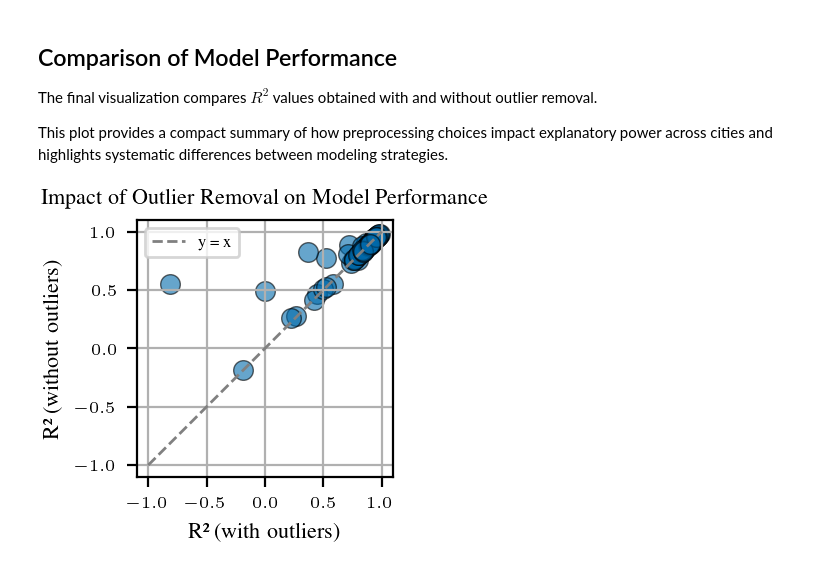
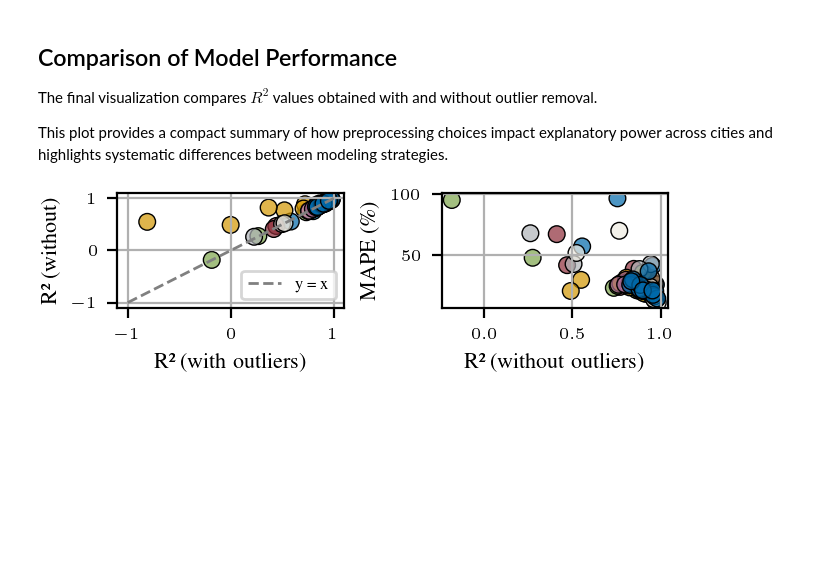
Before and after one commit to cleesee/fahrradzaehler, a Jupyter notebook: notebooks/all_cities_regression.ipynb, the cells around one changed output. Drawn from its saved outputs; the diff is of its cells as text; code cells hidden in the pictures; blank space fills up the shorter version.

Commit message:
plotting

```diff
--- a/notebooks/all_cities_regression.ipynb
+++ b/notebooks/all_cities_regression.ipynb
@@ -889,47 +886,83 @@ cities and highlights systematic differences between modeling strategies.
 # %%
 ################################################
 # R² COMPARISON PLOT: WITH vs WITHOUT OUTLIERS #
 ################################################
 
+# Control whether to use different colors for different cities
+use_colour = True
+
 if len(all_results) > 0:
     df_all_results = pd.DataFrame(all_results)
 
-    with plt.rc_context(get_style(rel_width=1.0, font_adjustment=0, display_dpi=200)):
-        fig, ax = plt.subplots()
+    # Create color mapping for cities
+    if use_colour:
+        cities = df_all_results['city'].unique()
+        city_colors = {city: f'C{i}' for i, city in enumerate(cities)}
+        colors = df_all_results['city'].map(city_colors)
+    else:
+        colors = 'C0'  # Single default color
 
-        # Scatter plot
-        ax.scatter(df_all_results['test_r2_with'],
-                  df_all_results['test_r2_without'],
-                  alpha=0.6, s=50, edgecolors='black', linewidth=0.5)
+
+    with plt.rc_context(get_style(rel_width=1.0, font_adjustment=0, display_dpi=200, ncols=2)):
+        fig, (ax1, ax2) = plt.subplots(1, 2)
+
+        # ===== LEFT PLOT: R² comparison =====
+        ax1.scatter(df_all_results['test_r2_with'],
+                   df_all_results['test_r2_without']
+                   ,c=colors, edgecolors='black', linewidth=0.5
+                   )
 
         # Diagonal line y = x
         min_val = min(df_all_results['test_r2_with'].min(), df_all_results['test_r2_without'].min())
         max_val = max(df_all_results['test_r2_with'].max(), df_all_results['test_r2_without'].max())
-        ax.plot([-1, 1], [-1, 1],
-               'k--', color='gray', linewidth=1, label='y = x')
+        ax1.plot([-1, 1], [-1, 1],
+                'k--', color='gray', linewidth=1, label='y = x')
 
         # Labels and formatting
-        ax.set_xlabel('R² (with outliers)')
-        ax.set_ylabel('R² (without outliers)')
-        ax.set_title('Impact of Outlier Removal on Model Performance')
-        ax.legend()
-        ax.grid(True)
+        ax1.set_xlabel('R² (with outliers)')
+        ax1.set_ylabel('R² (without)')
+        #ax1.set_title('R² Comparison')
+        ax1.legend()
+        ax1.grid(True)
+        #ax1.set_aspect('equal', adjustable='box')
 
-        # Equal aspect ratio to make diagonal truly 45°
-        ax.set_aspect('equal', adjustable='box')
+        # ===== RIGHT PLOT: MAPE vs R² (without outliers only) =====
+        ax2.scatter(df_all_results['test_r2_without'],
+                   df_all_results['mape_without']
+                   ,c=colors, edgecolors='black', linewidth=0.5
+                   )
 
-        plt.tight_layout()
+
+        # Labels and formatting
+        ax2.set_xlabel('R² (without outliers)')
+        ax2.set_ylabel('MAPE (\%)')
+        #ax2.set_title('MAPE vs R² (without outliers)')
+        ax2.grid(True)
+        #ax2.set_aspect('equal', adjustable='box')
+
+        #plt.tight_layout()
 
         # Save figure
-        out_path = os.path.join("../outputs/plots", "r2_comparison_with_vs_without_outliers.pdf")
+        out_path = os.path.join("../outputs/plots", f"r2_and_MAPE_colour_{use_colour}.pdf")
         os.makedirs(os.path.dirname(out_path), exist_ok=True)
         plt.savefig(out_path, dpi=300)
         plt.show()
 
         print(f"\nPlot saved to: {out_path}")
-        print(f"\nPoints above the diagonal (y > x): Outlier removal improved R²")
-        print(f"Points below the diagonal (y < x): Outlier removal degraded R²")
+        print(f"\nLeft plot: Points above the diagonal (y > x) = Outlier removal improved R²")
+        print(f"Right plot: Lower MAPE = better predictions (lower percentage error)")
+
+        # Print city info with colors for reference (only if using colors)
+        if use_colour:
+            color_names = ['tue_blue', 'tue_red', 'tue_green', 'tue_orange',
+                           'tue_brown', 'tue_gray', 'tue_lightgold', 'tue_violet']
+
+            print(f"\nCity colors (Tübingen palette):")
+            for i, city in enumerate(cities):
+                color_name = color_names[i] if i < len(color_names) else f'C{i}'
+                n = len(df_all_results[df_all_results['city'] == city])
+                print(f"  {color_name:15} - {city} ({n} stations)")
 else:
     print("No results available for plotting.")
 # %% [output]
-[figure, old version]
+[figure, new version]
```
Also changed, not shown: parts of 4 cells of this notebook.
